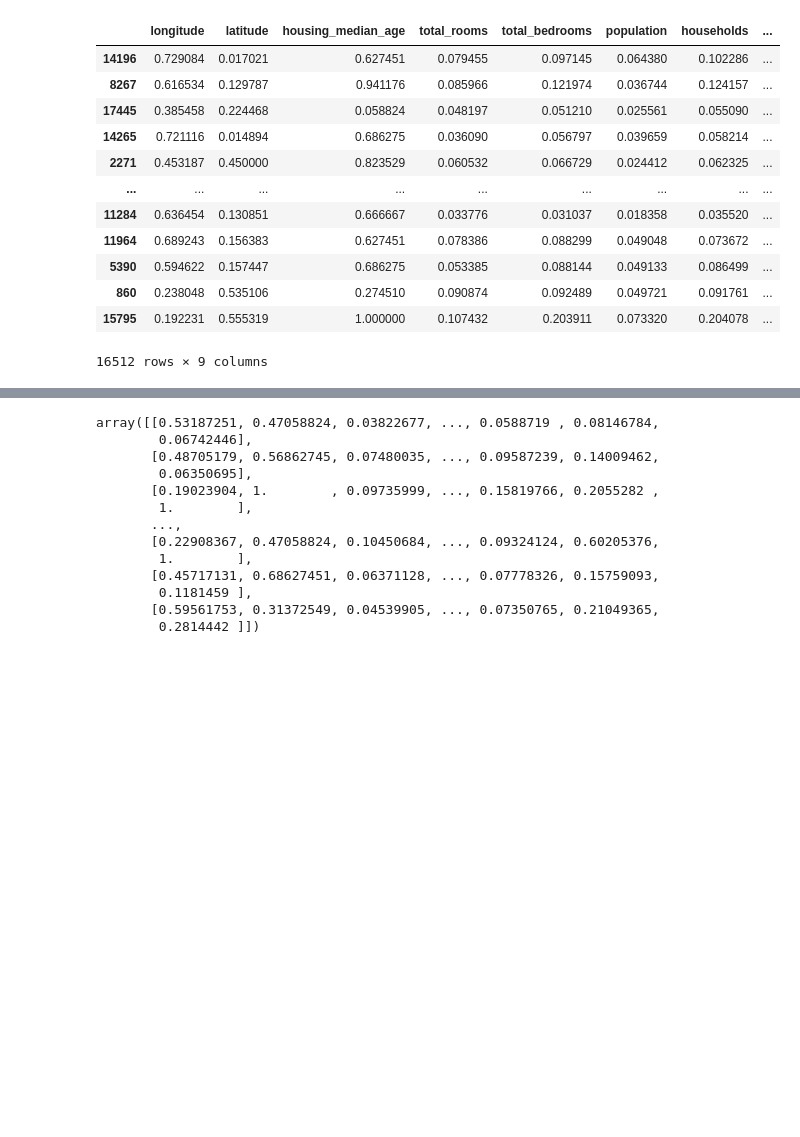
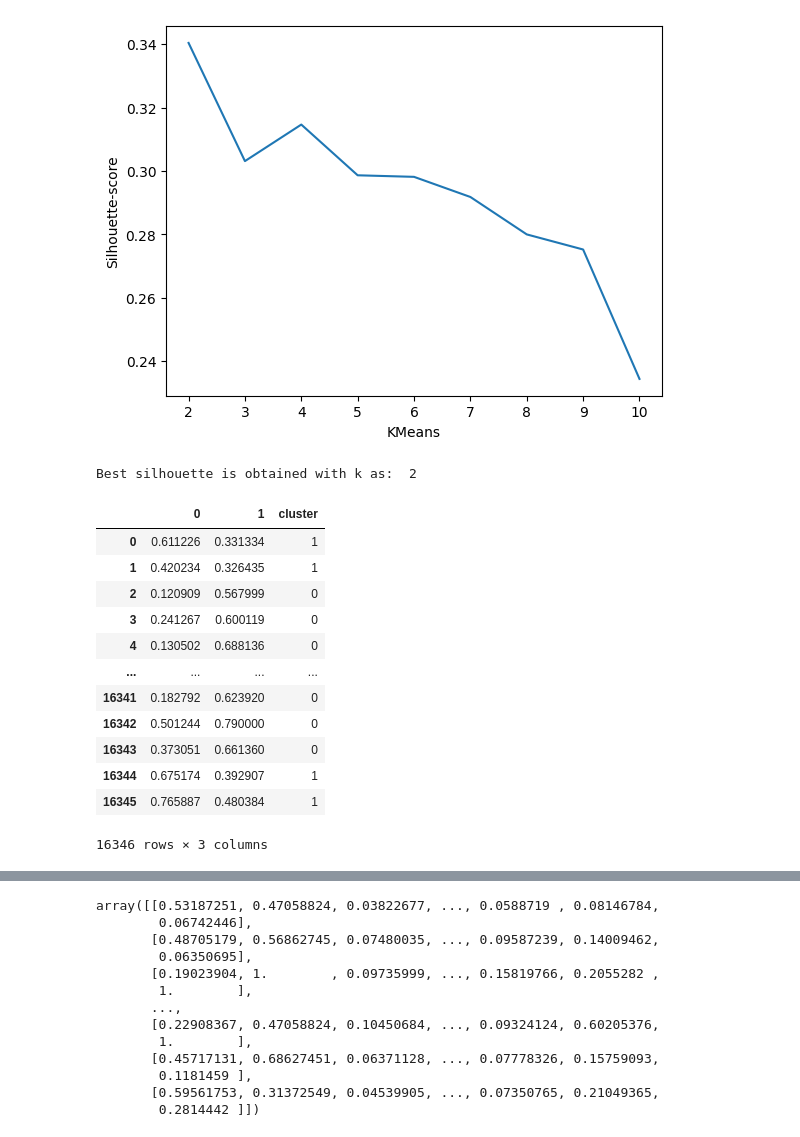
Before and after one commit to B0llemis/MLcode, a Jupyter notebook: Palanthir Experiment.ipynb, the cells around one changed output, grey strips where cells are left out. Cells and saved outputs as stored; diff of their text form; code cells hidden in the pictures; blank space fills up the shorter version.

```diff
--- a/Palanthir Experiment.ipynb
+++ b/Palanthir Experiment.ipynb
@@ -332,19 +503,21 @@ array([[0.72908367, 0.01702128, 0.62745098, ..., 0.10228581, 0.19032151,
 # %%
-pal.fill_nulls()
+pal.clusterV2()
 # %% [output]
+[figure, added]
+Best silhouette is obtained with k as:  2
-|  | longitude | latitude | housing_median_age | total_rooms | total_bedrooms | population | households | ... |
-| 14196 | 0.729084 | 0.017021 | 0.627451 | 0.079455 | 0.097145 | 0.064380 | 0.102286 | ... |
-| 8267 | 0.616534 | 0.129787 | 0.941176 | 0.085966 | 0.121974 | 0.036744 | 0.124157 | ... |
-| 17445 | 0.385458 | 0.224468 | 0.058824 | 0.048197 | 0.051210 | 0.025561 | 0.055090 | ... |
-| 14265 | 0.721116 | 0.014894 | 0.686275 | 0.036090 | 0.056797 | 0.039659 | 0.058214 | ... |
-| 2271 | 0.453187 | 0.450000 | 0.823529 | 0.060532 | 0.066729 | 0.024412 | 0.062325 | ... |
-| ... | ... | ... | ... | ... | ... | ... | ... | ... |
-| 11284 | 0.636454 | 0.130851 | 0.666667 | 0.033776 | 0.031037 | 0.018358 | 0.035520 | ... |
-| 11964 | 0.689243 | 0.156383 | 0.627451 | 0.078386 | 0.088299 | 0.049048 | 0.073672 | ... |
-| 5390 | 0.594622 | 0.157447 | 0.686275 | 0.053385 | 0.088144 | 0.049133 | 0.086499 | ... |
-| 860 | 0.238048 | 0.535106 | 0.274510 | 0.090874 | 0.092489 | 0.049721 | 0.091761 | ... |
-| 15795 | 0.192231 | 0.555319 | 1.000000 | 0.107432 | 0.203911 | 0.073320 | 0.204078 | ... |
+|  | 0 | 1 | cluster |
+| 0 | 0.611226 | 0.331334 | 1 |
+| 1 | 0.420234 | 0.326435 | 1 |
+| 2 | 0.120909 | 0.567999 | 0 |
+| 3 | 0.241267 | 0.600119 | 0 |
+| 4 | 0.130502 | 0.688136 | 0 |
+| ... | ... | ... | ... |
+| 16341 | 0.182792 | 0.623920 | 0 |
+| 16342 | 0.501244 | 0.790000 | 0 |
+| 16343 | 0.373051 | 0.661360 | 0 |
+| 16344 | 0.675174 | 0.392907 | 1 |
+| 16345 | 0.765887 | 0.480384 | 1 |
-16512 rows × 9 columns
+16346 rows × 3 columns
 # %%
 pal.transformation_history[-1].get('pipeline')
 # %% [output]
```
Also changed, not shown: parts of 39 cells of this notebook.
